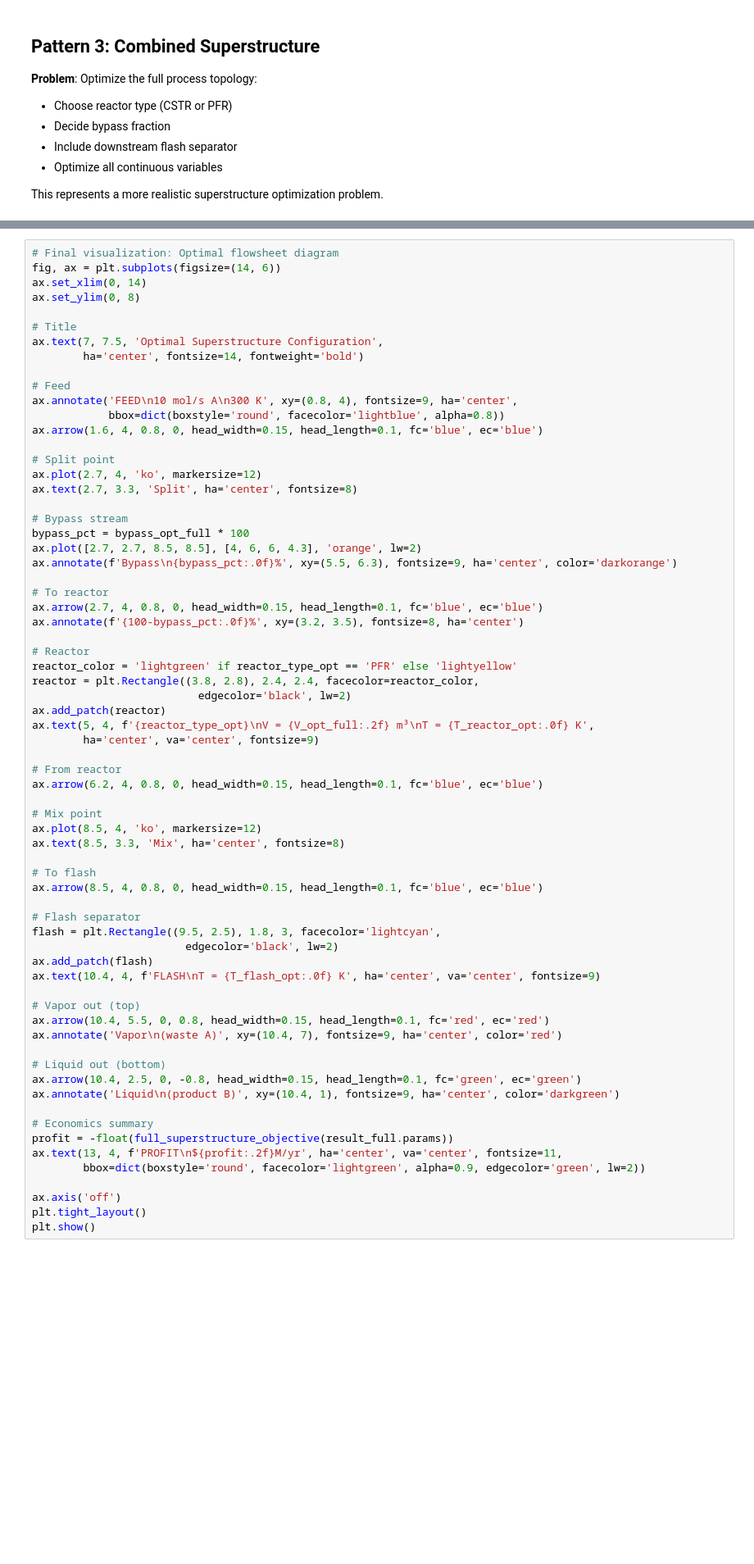
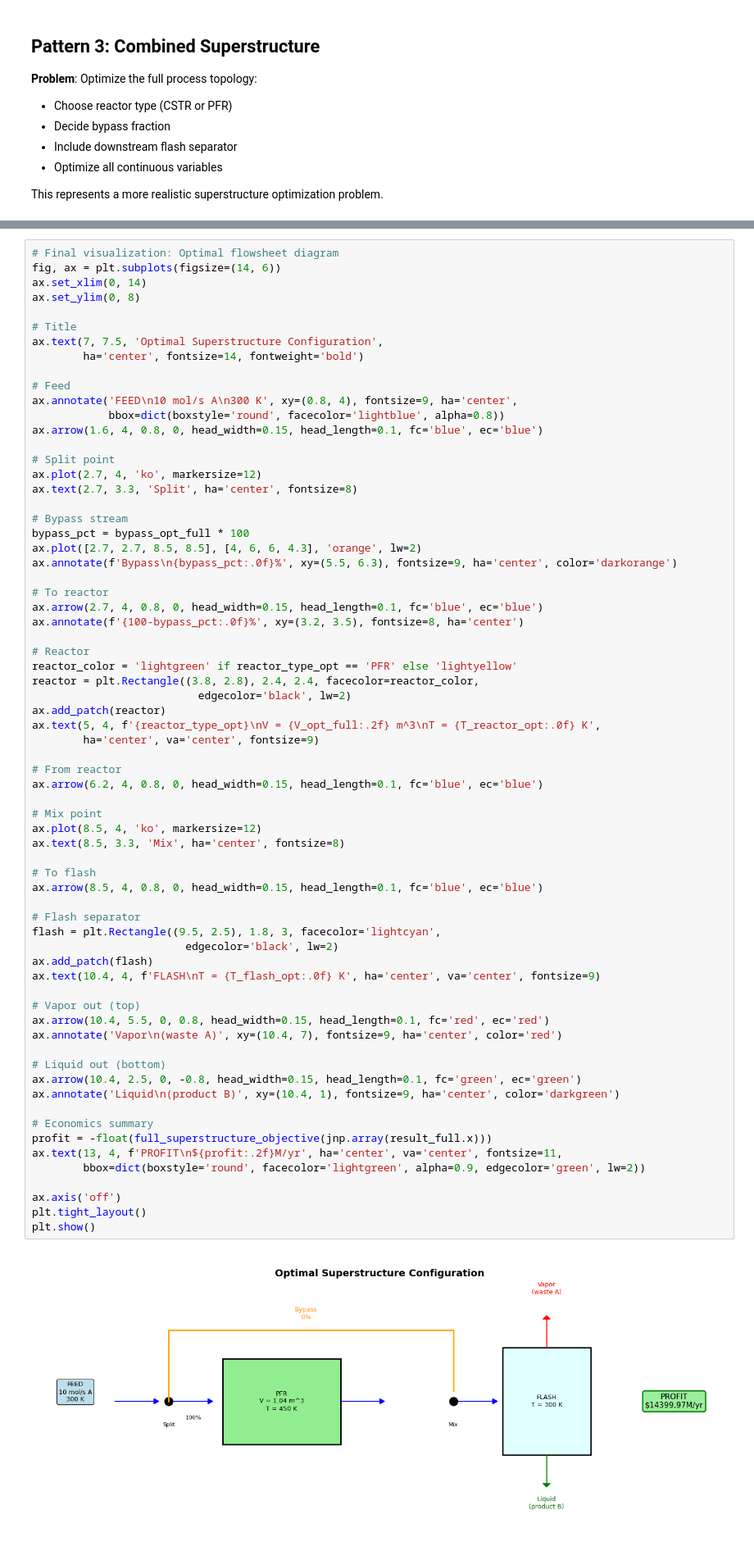
Before and after one commit to jkitchin/differentiable-flowsheets, a Jupyter notebook: examples/17_superstructure_optimization.ipynb, the cells around one changed output, grey strips where cells are left out. Shown at 82% size. Drawn from its saved outputs; the diff is of its cells as text; blank space fills up the shorter version.

```diff
--- a/examples/17_superstructure_optimization.ipynb
+++ b/examples/17_superstructure_optimization.ipynb
@@ -604,41 +702,43 @@ reactor_color = 'lightgreen' if reactor_type_opt == 'PFR' else 'lightyellow'
 reactor = plt.Rectangle((3.8, 2.8), 2.4, 2.4, facecolor=reactor_color,
                           edgecolor='black', lw=2)
 ax.add_patch(reactor)
-ax.text(5, 4, f'{reactor_type_opt}\nV = {V_opt_full:.2f} m³\nT = {T_reactor_opt:.0f} K',
+ax.text(5, 4, f'{reactor_type_opt}\nV = {V_opt_full:.2f} m^3\nT = {T_reactor_opt:.0f} K',
         ha='center', va='center', fontsize=9)
 
 # From reactor
 ax.arrow(6.2, 4, 0.8, 0, head_width=0.15, head_length=0.1, fc='blue', ec='blue')
 
 # Mix point
 ax.plot(8.5, 4, 'ko', markersize=12)
 ax.text(8.5, 3.3, 'Mix', ha='center', fontsize=8)
 
 # To flash
 ax.arrow(8.5, 4, 0.8, 0, head_width=0.15, head_length=0.1, fc='blue', ec='blue')
 
 # Flash separator
 flash = plt.Rectangle((9.5, 2.5), 1.8, 3, facecolor='lightcyan',
                         edgecolor='black', lw=2)
 ax.add_patch(flash)
 ax.text(10.4, 4, f'FLASH\nT = {T_flash_opt:.0f} K', ha='center', va='center', fontsize=9)
 
 # Vapor out (top)
 ax.arrow(10.4, 5.5, 0, 0.8, head_width=0.15, head_length=0.1, fc='red', ec='red')
 ax.annotate('Vapor\n(waste A)', xy=(10.4, 7), fontsize=9, ha='center', color='red')
 
 # Liquid out (bottom)
 ax.arrow(10.4, 2.5, 0, -0.8, head_width=0.15, head_length=0.1, fc='green', ec='green')
 ax.annotate('Liquid\n(product B)', xy=(10.4, 1), fontsize=9, ha='center', color='darkgreen')
 
 # Economics summary
-profit = -float(full_superstructure_objective(result_full.params))
+profit = -float(full_superstructure_objective(jnp.array(result_full.x)))
 ax.text(13, 4, f'PROFIT\n${profit:.2f}M/yr', ha='center', va='center', fontsize=11,
         bbox=dict(boxstyle='round', facecolor='lightgreen', alpha=0.9, edgecolor='green', lw=2))
 
 ax.axis('off')
 plt.tight_layout()
 plt.show()
+# %% [output]
+[figure, added]
 # %% [markdown]
 ## Summary
 
```
Also changed, not shown: parts of 10 cells of this notebook.
